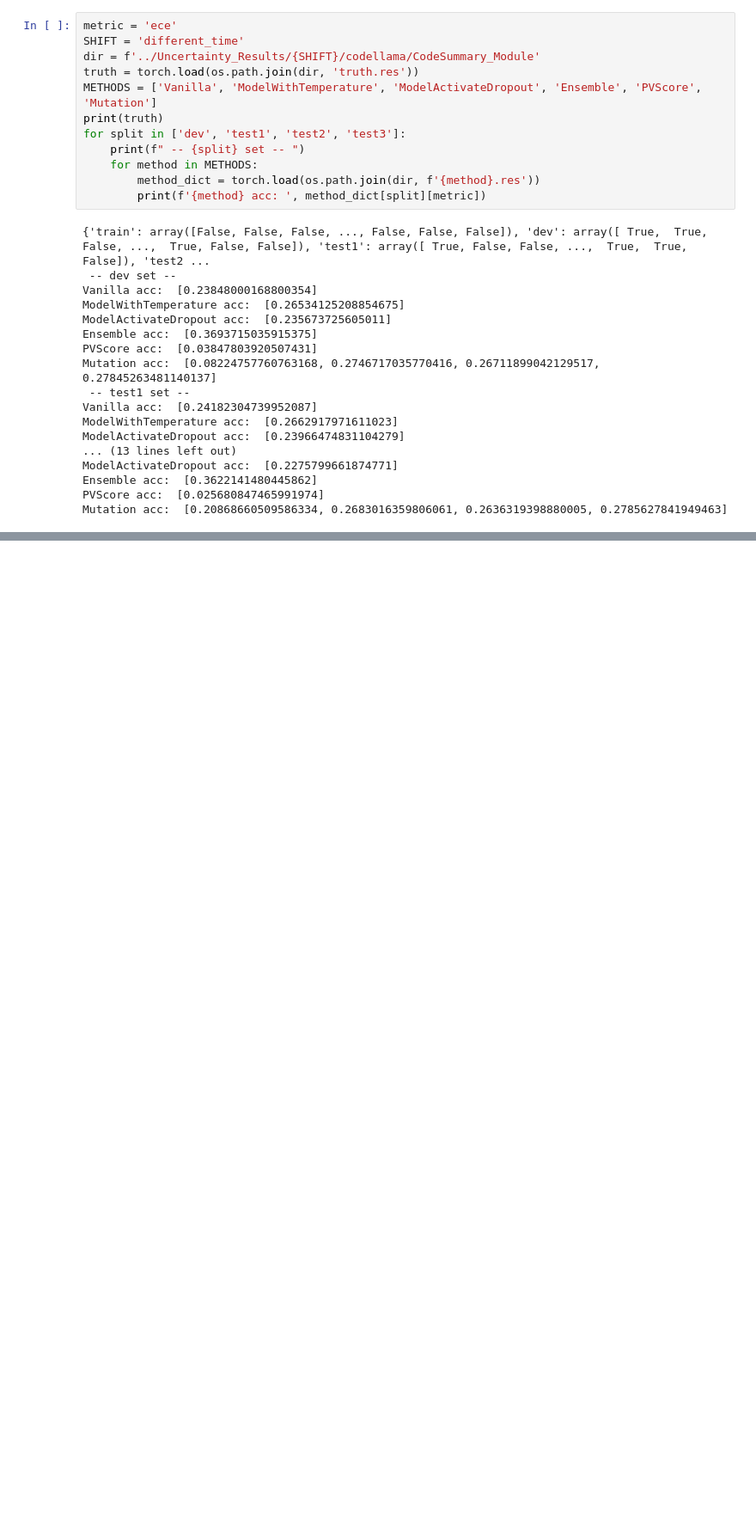
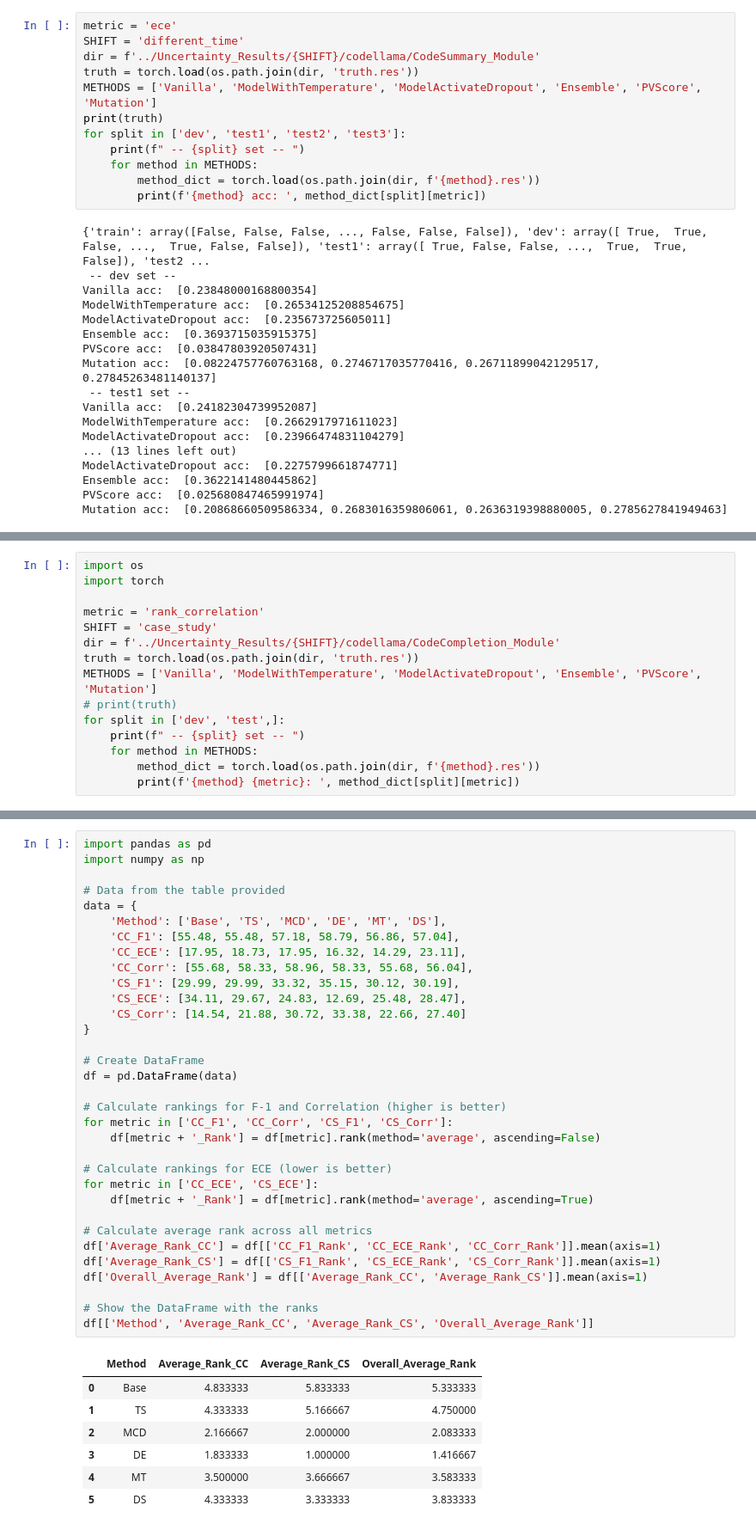
Before and after one commit to yul091/UncertaintyPL, a Jupyter notebook: notebooks/plot_acc.ipynb, the cells around one changed output, grey strips where cells are left out. Shown at 86% size. Cells and saved outputs as stored; diff of their text form; blank space fills up the shorter version.

Commit message:
cc model uncertainty scripts

```diff
--- a/notebooks/plot_acc.ipynb
+++ b/notebooks/plot_acc.ipynb
@@ -970,0 +1122,15 @@ Mutation acc:  [0.20868660509586334, 0.2683016359806061, 0.2636319398880005, 0.2
+# %%
+import os
+import torch
+
+metric = 'rank_correlation'
+SHIFT = 'case_study'
+dir = f'../Uncertainty_Results/{SHIFT}/codellama/CodeCompletion_Module'
+truth = torch.load(os.path.join(dir, 'truth.res'))
+METHODS = ['Vanilla', 'ModelWithTemperature', 'ModelActivateDropout', 'Ensemble', 'PVScore', 'Mutation']
+# print(truth)
+for split in ['dev', 'test',]:
+    print(f" -- {split} set -- ")
+    for method in METHODS:
+        method_dict = torch.load(os.path.join(dir, f'{method}.res'))
+        print(f'{method} {metric}: ', method_dict[split][metric])
@@ -1058,0 +1220,41 @@ DS-Exp: 56.9
+# %%
+import pandas as pd
+import numpy as np
+
+# Data from the table provided
+data = {
+    'Method': ['Base', 'TS', 'MCD', 'DE', 'MT', 'DS'],
+    'CC_F1': [55.48, 55.48, 57.18, 58.79, 56.86, 57.04],
+    'CC_ECE': [17.95, 18.73, 17.95, 16.32, 14.29, 23.11],
+    'CC_Corr': [55.68, 58.33, 58.96, 58.33, 55.68, 56.04],
+    'CS_F1': [29.99, 29.99, 33.32, 35.15, 30.12, 30.19],
+    'CS_ECE': [34.11, 29.67, 24.83, 12.69, 25.48, 28.47],
+    'CS_Corr': [14.54, 21.88, 30.72, 33.38, 22.66, 27.40]
+}
+
+# Create DataFrame
+df = pd.DataFrame(data)
+
+# Calculate rankings for F-1 and Correlation (higher is better)
+for metric in ['CC_F1', 'CC_Corr', 'CS_F1', 'CS_Corr']:
+    df[metric + '_Rank'] = df[metric].rank(method='average', ascending=False)
+
+# Calculate rankings for ECE (lower is better)
+for metric in ['CC_ECE', 'CS_ECE']:
+    df[metric + '_Rank'] = df[metric].rank(method='average', ascending=True)
+
+# Calculate average rank across all metrics
+df['Average_Rank_CC'] = df[['CC_F1_Rank', 'CC_ECE_Rank', 'CC_Corr_Rank']].mean(axis=1)
+df['Average_Rank_CS'] = df[['CS_F1_Rank', 'CS_ECE_Rank', 'CS_Corr_Rank']].mean(axis=1)
+df['Overall_Average_Rank'] = df[['Average_Rank_CC', 'Average_Rank_CS']].mean(axis=1)
+
+# Show the DataFrame with the ranks
+df[['Method', 'Average_Rank_CC', 'Average_Rank_CS', 'Overall_Average_Rank']]
+# %% [output]
+|  | Method | Average_Rank_CC | Average_Rank_CS | Overall_Average_Rank |
+| 0 | Base | 4.833333 | 5.833333 | 5.333333 |
+| 1 | TS | 4.333333 | 5.166667 | 4.750000 |
+| 2 | MCD | 2.166667 | 2.000000 | 2.083333 |
+| 3 | DE | 1.833333 | 1.000000 | 1.416667 |
+| 4 | MT | 3.500000 | 3.666667 | 3.583333 |
+| 5 | DS | 4.333333 | 3.333333 | 3.833333 |
```
Also changed, not shown: parts of 9 cells of this notebook, 12 other files.
